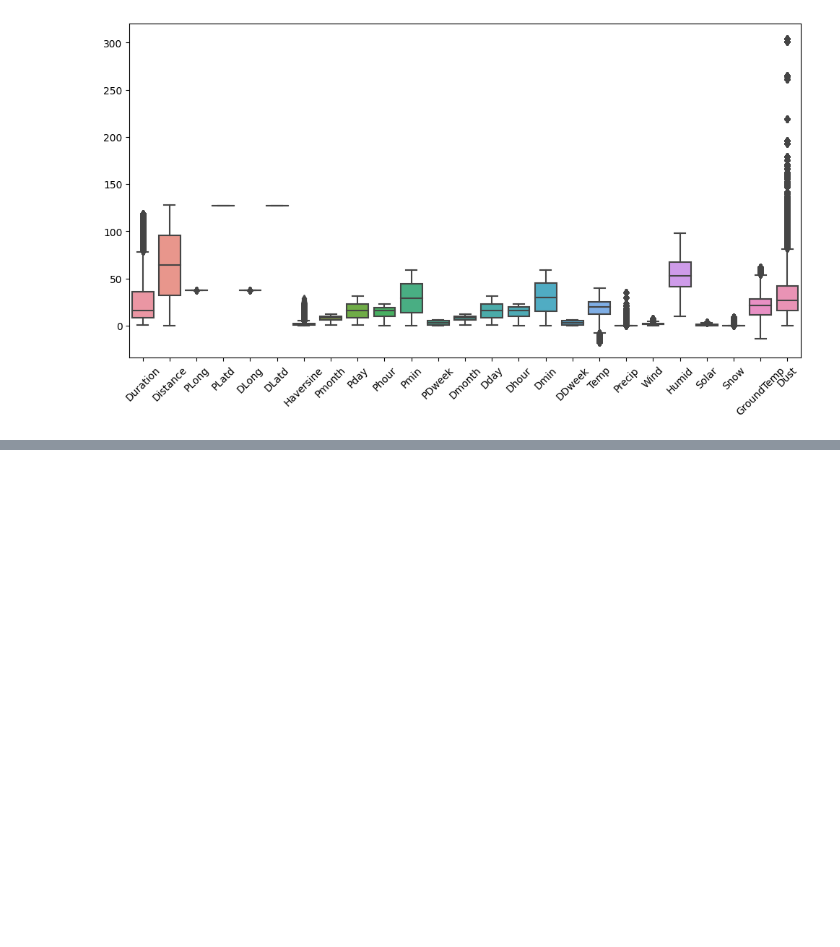
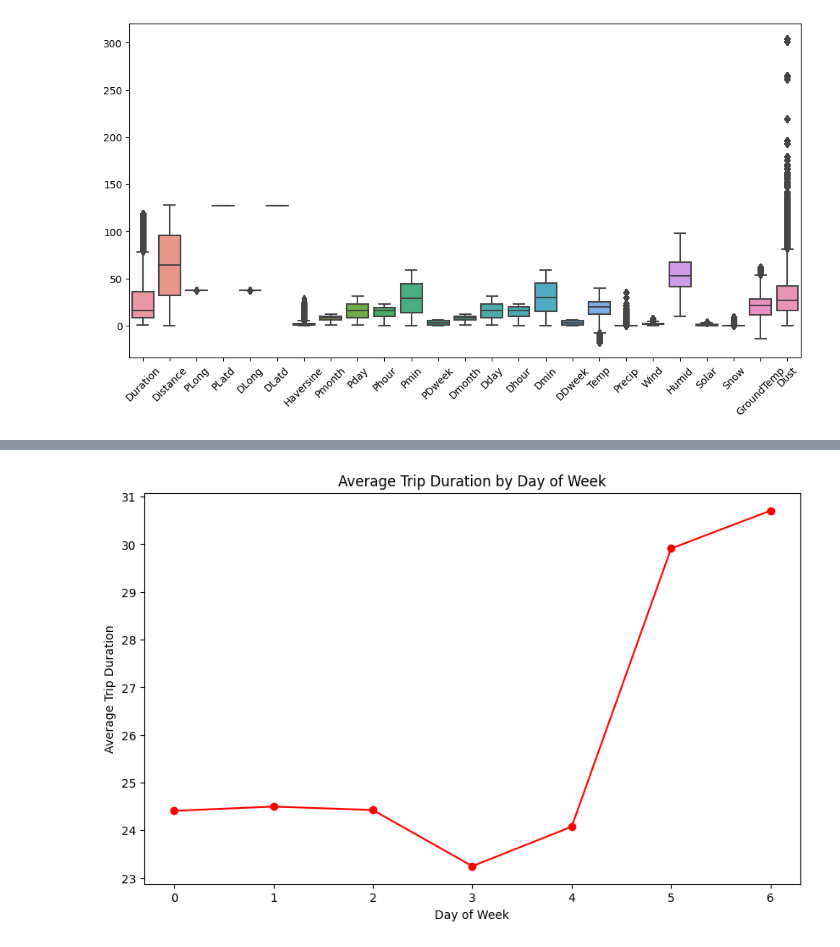
Before and after one commit to Kiran0R0Patil/seoul-bike-insights-and-predictions, a Jupyter notebook: seoul-bike-insights-and-predictions.ipynb, the cells around one changed output, grey strips where cells are left out. Cells and saved outputs as stored; diff of their text form; code cells hidden in the pictures; blank space fills up the shorter version.

```diff
--- a/seoul-bike-insights-and-predictions.ipynb
+++ b/seoul-bike-insights-and-predictions.ipynb
@@ -285,0 +338,14 @@ plt.show()
+# %%
+# Calculate average trip duration by day of the week
+df_avg_duration_by_day_of_week = df.groupby(['PDweek'])['Duration'].mean()
+
+# Plot average trip duration by day of the week
+plt.figure(figsize=(10, 6))
+plt.plot(df_avg_duration_by_day_of_week.index, df_avg_duration_by_day_of_week.values,'r-o')
+plt.xlabel('Day of Week')
+plt.xticks(range(len(df_avg_duration_by_day_of_week.index)))
+plt.ylabel('Average Trip Duration')
+plt.title('Average Trip Duration by Day of Week')
+plt.show()
+# %% [output]
+[figure, added]
```
Also changed, not shown: parts of 17 cells of this notebook.
